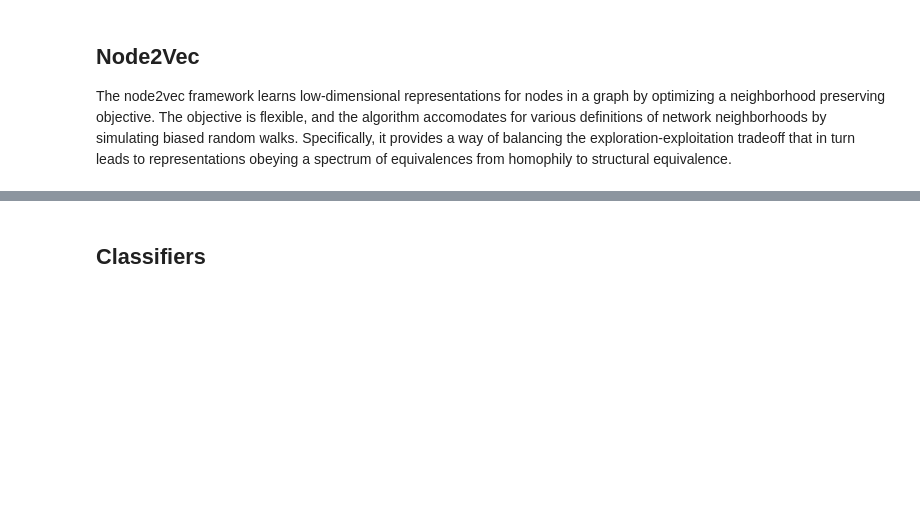
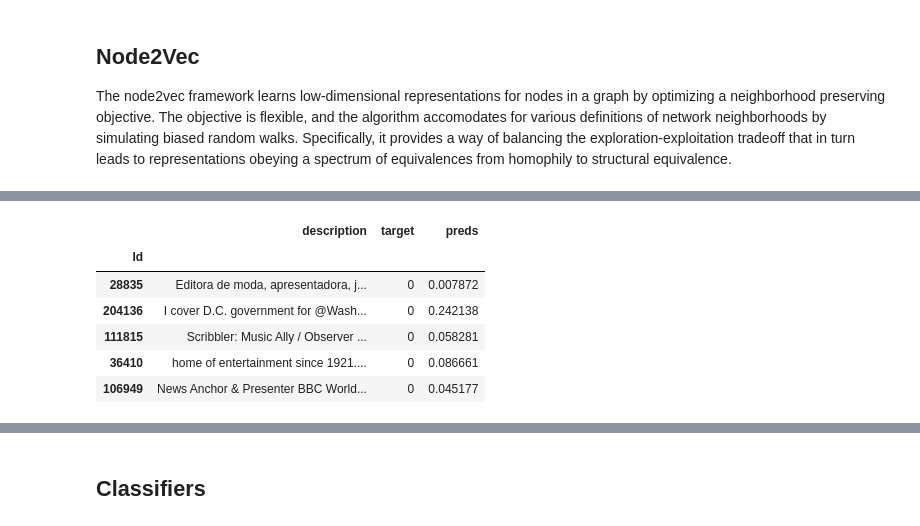
Before and after one commit to briansrebrenik/Final_Project, a Jupyter notebook: twitter_network_eda.ipynb, the cells around one changed output, grey strips where cells are left out. Cells and saved outputs as stored; diff of their text form; code cells hidden in the pictures; blank space fills up the shorter version.

```diff
--- a/twitter_network_eda.ipynb
+++ b/twitter_network_eda.ipynb
@@ -182,0 +247,15 @@ emb_df_with_louvain = emb_df.join(louvain_df)
+# %%
+embedding_size = 128
+input_ = Input(shape=(50,))
+x = Embedding(50000, embedding_size)(input_)
+x = GRU(50, return_sequences=True)(x)
+x = GlobalMaxPool1D()(x)
+x = Dropout(0.5)(x)
+x = Dense(50, activation='relu')(x)
+x = Dropout(0.5)(x)
+
+x = Dense(2, activation='softmax')(x)
+
+model = Model(inputs=input_, outputs=x)
+# %%
+model.compile(loss='categorical_crossentropy', optimizer='rmsprop', metrics=['accuracy'])
@@ -182,0 +279,11 @@ emb_df_with_louvain = emb_df.join(louvain_df)
+# %%
+descriptions_df['preds'] = [x[1] for x in preds]
+descriptions_df.head()
+# %% [output]
+|  | description | target | preds |
+| Id |  |  |  |
+| 28835 | Editora de moda, apresentadora, j... | 0 | 0.007872 |
+| 204136 | I cover D.C. government for @Wash... | 0 | 0.242138 |
+| 111815 | Scribbler: Music Ally / Observer ... | 0 | 0.058281 |
+| 36410 | home of entertainment since 1921.... | 0 | 0.086661 |
+| 106949 | News Anchor & Presenter BBC World... | 0 | 0.045177 |
```
Also changed, not shown: parts of 30 cells of this notebook.
